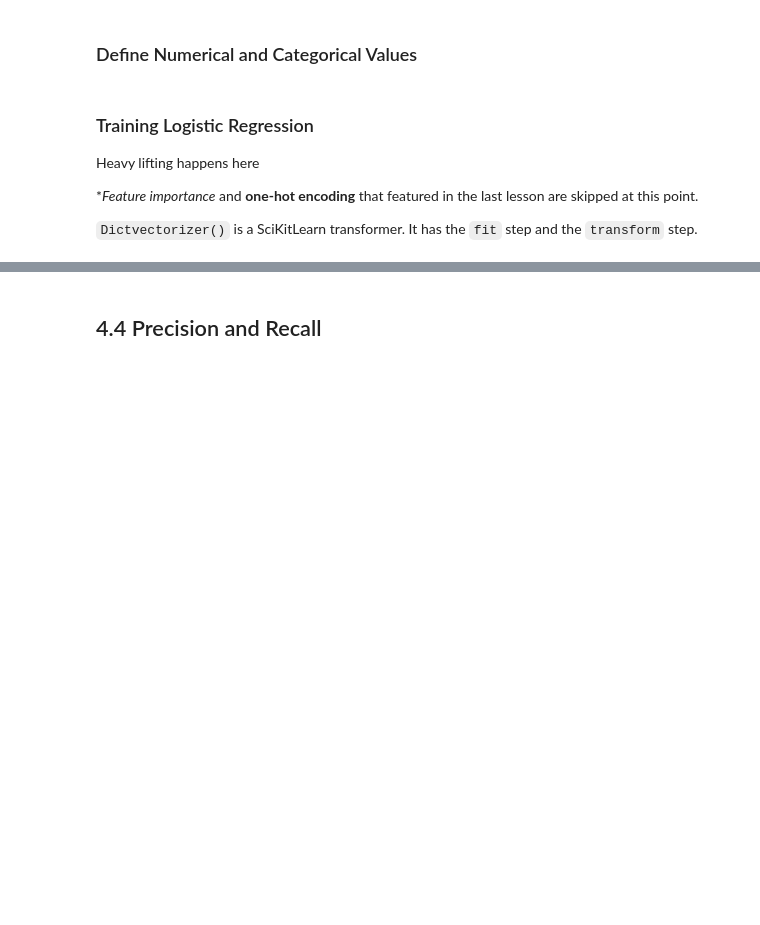
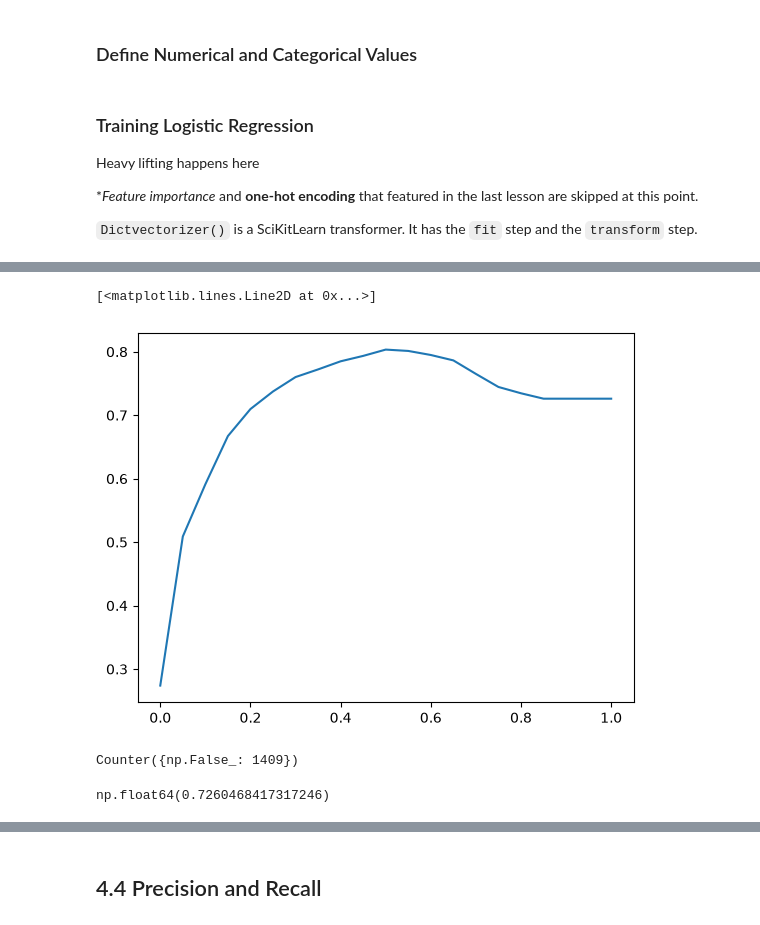
Before and after one commit to spycebot/machine-learning-zoomcamp, a Jupyter notebook: 04-evaluation/04-02-accuracy.ipynb, the cells around one changed output, grey strips where cells are left out. Saved outputs shown, nothing was run; the diff lists cells and outputs as text; code cells hidden in the pictures; blank space fills up the shorter version.

```diff
--- a/04-evaluation/04-02-accuracy.ipynb
+++ b/04-evaluation/04-02-accuracy.ipynb
@@ -176,4 +221,7 @@ X_train = dv.fit_transform(train_dict)
 # %%
-model = LogisticRegression(solver='lbfgs', max_iter=1000)
+# Do we get more conformant numbers (Alexey) if we don't us this solver and max_iters?
+# model = LogisticRegression(solver='lbfgs', max_iter=1000)
+model = LogisticRegression()
 model.fit(X_train, y_train)
+# The answer is YES!
 # %% [output]
@@ -184,0 +245,7 @@ ValueError: This solver needs samples of at least 2 classes in the data, but the
+# %%
+val_dict = df_val[categorical + numerical].to_dict(orient='records')
+X_val = dv.transform(val_dict)
+
+y_pred = model.predict_proba(X_val)[:, 1]
+churn_decision = (y_pred >= 0.5)
+(y_val == churn_decision).mean()
@@ -184,0 +279,9 @@ ValueError: This solver needs samples of at least 2 classes in the data, but the
+# %%
+thresholds = np.linspace(0, 1, 21)
+
+scores = []
+
+for t in thresholds:
+    score = accuracy_score(y_val, y_pred >= t)
+    print('%.2f %.3f' % (t, score))
+    scores.append(score)
@@ -184,0 +306,5 @@ ValueError: This solver needs samples of at least 2 classes in the data, but the
+# %%
+plt.plot(thresholds, scores)
+# %% [output]
+[<matplotlib.lines.Line2D at 0x...>]
+[figure, added]
@@ -184,0 +313,8 @@ ValueError: This solver needs samples of at least 2 classes in the data, but the
+# %%
+Counter(y_pred >= 1.0)
+# %% [output]
+Counter({np.False_: 1409})
+# %%
+1 - y_val.mean()
+# %% [output]
+np.float64(0.7260468417317246)
```
Also changed, not shown: parts of 71 cells of this notebook.
